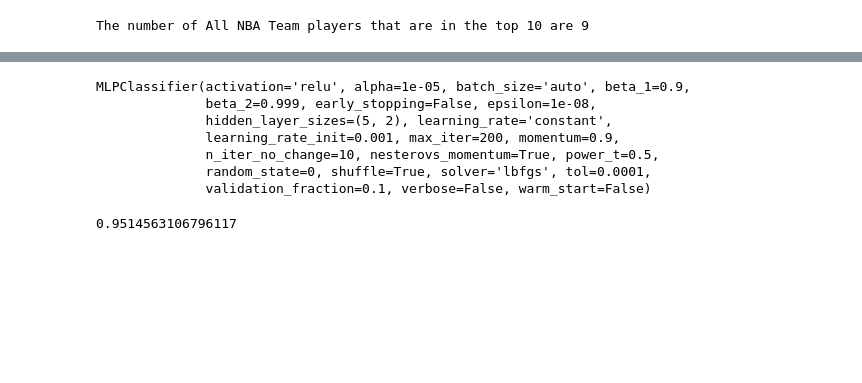
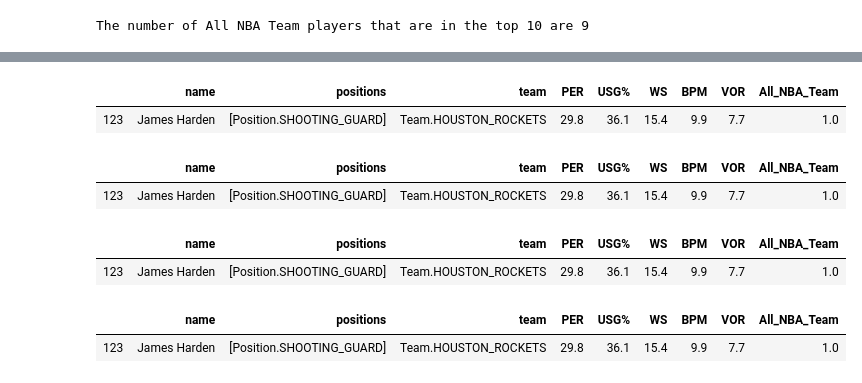
Before and after one commit to abdirahman2ali/nba-stats, a Jupyter notebook: NBA Stats Models.ipynb, the cells around one changed output, grey strips where cells are left out. Cells and saved outputs as stored; diff of their text form; code cells hidden in the pictures; blank space fills up the shorter version.

```diff
--- a/NBA Stats Models.ipynb
+++ b/NBA Stats Models.ipynb
@@ -485,21 +226,24 @@ X2_train, X2_test, Y2_train, Y2_test = train_test_split(dfScaledX, dfN, test_siz
-# %%
-# Create neural network classifier and fit the data!
-
-from sklearn.neural_network import MLPClassifier
-
-clf = MLPClassifier(solver='lbfgs', alpha=1e-5, hidden_layer_sizes=(5, 2), random_state=0)
-clf.fit(X2_train, Y2_train)
-# %% [output]
-MLPClassifier(activation='relu', alpha=1e-05, batch_size='auto', beta_1=0.9,
-              beta_2=0.999, early_stopping=False, epsilon=1e-08,
-              hidden_layer_sizes=(5, 2), learning_rate='constant',
-              learning_rate_init=0.001, max_iter=200, momentum=0.9,
-              n_iter_no_change=10, nesterovs_momentum=True, power_t=0.5,
-              random_state=0, shuffle=True, solver='lbfgs', tol=0.0001,
-              validation_fraction=0.1, verbose=False, warm_start=False)
-# %%
-# Create prediction table on the test set
-Y2_predicted = clf.predict(X2_test)
-clf.score(X2_test, Y2_test)
-# %% [output]
-0.9514563106796117
+# %%
+#Top Player using PER
+PER.head(1)
+# %% [output]
+|  | name | positions | team | PER | USG% | WS | BPM | VOR | All_NBA_Team |
+| 123 | James Harden | [Position.SHOOTING_GUARD] | Team.HOUSTON_ROCKETS | 29.8 | 36.1 | 15.4 | 9.9 | 7.7 | 1.0 |
+# %%
+#Top Player using USG
+USG.head(1)
+# %% [output]
+|  | name | positions | team | PER | USG% | WS | BPM | VOR | All_NBA_Team |
+| 123 | James Harden | [Position.SHOOTING_GUARD] | Team.HOUSTON_ROCKETS | 29.8 | 36.1 | 15.4 | 9.9 | 7.7 | 1.0 |
+# %%
+#Top Player using WS
+WS.head(1)
+# %% [output]
+|  | name | positions | team | PER | USG% | WS | BPM | VOR | All_NBA_Team |
+| 123 | James Harden | [Position.SHOOTING_GUARD] | Team.HOUSTON_ROCKETS | 29.8 | 36.1 | 15.4 | 9.9 | 7.7 | 1.0 |
+# %%
+#Top Player using BPM
+BPM.head(1)
+# %% [output]
+|  | name | positions | team | PER | USG% | WS | BPM | VOR | All_NBA_Team |
+| 123 | James Harden | [Position.SHOOTING_GUARD] | Team.HOUSTON_ROCKETS | 29.8 | 36.1 | 15.4 | 9.9 | 7.7 | 1.0 |
```
Also changed, not shown: parts of 46 cells of this notebook, 1 other file.
